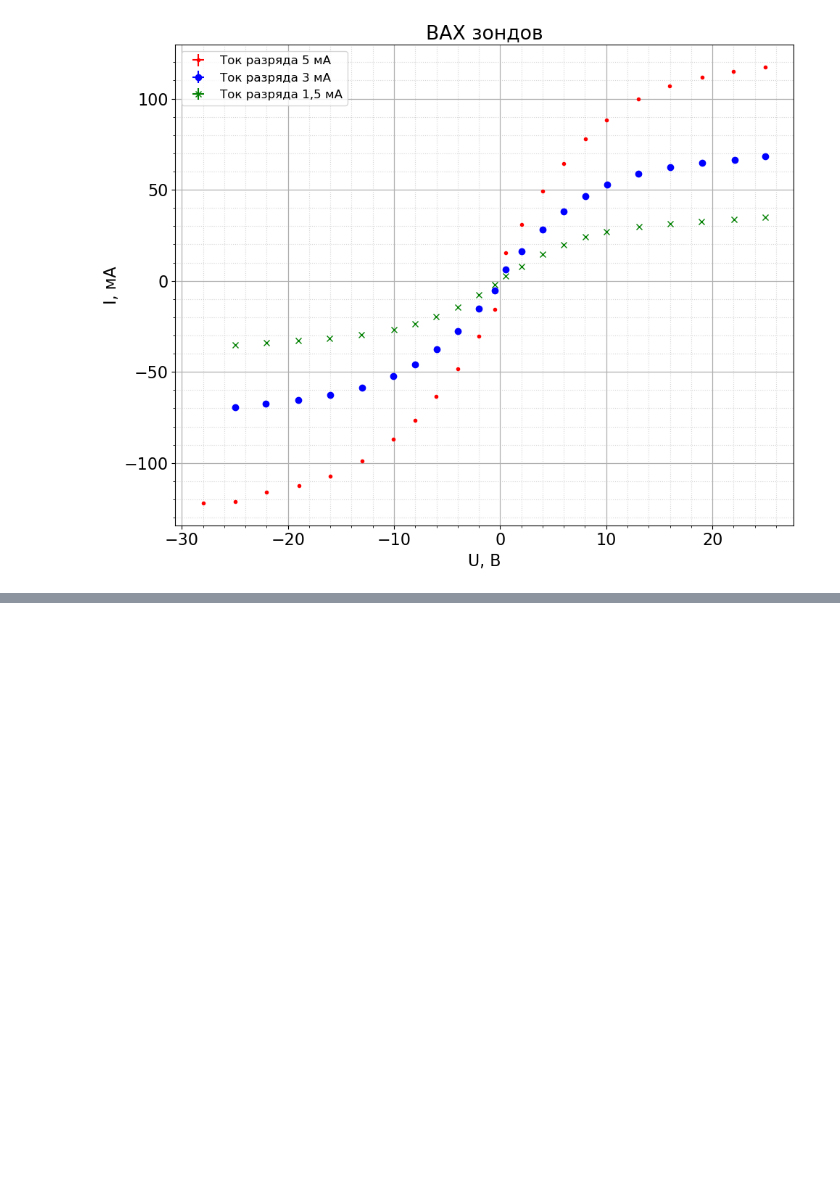
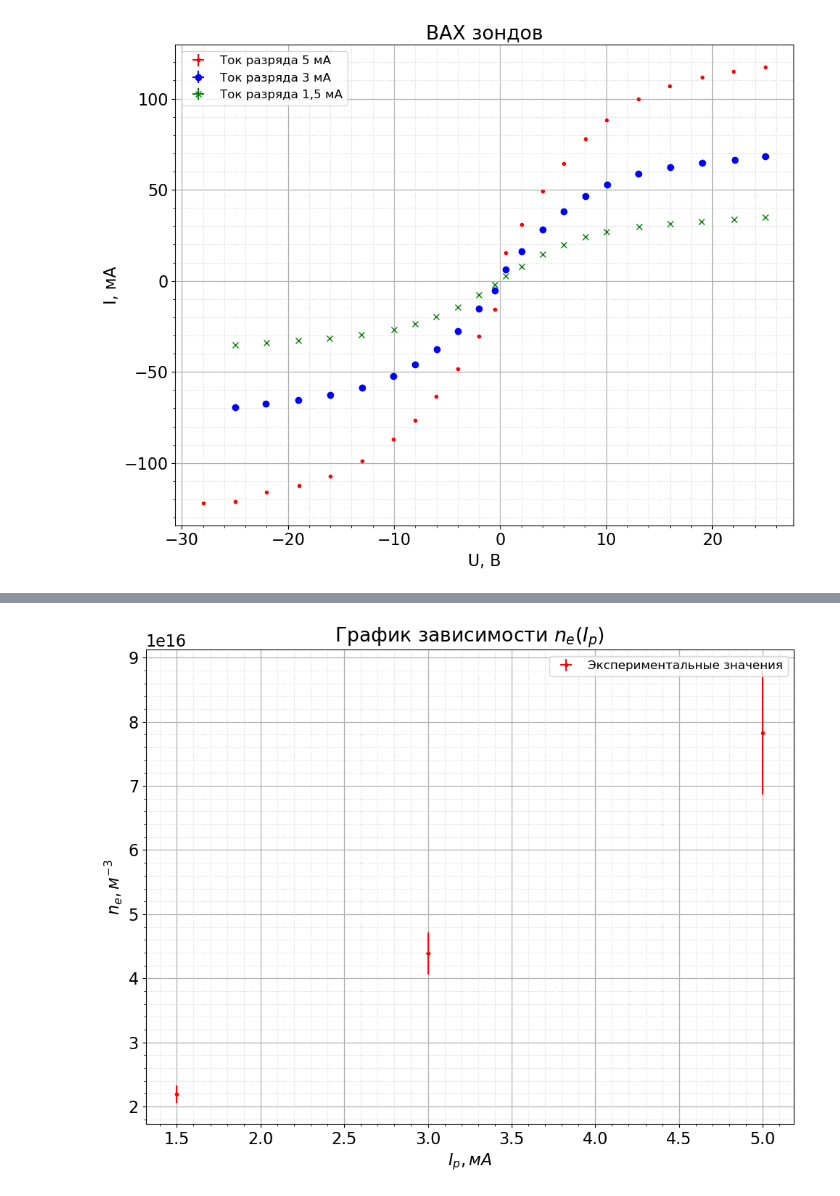
Before and after one commit to victorbaldin56/MIPT_PhysLabs, a Jupyter notebook: 3.5.1/calcs.ipynb, the cells around one changed output, grey strips where cells are left out. Saved outputs shown, nothing was run; the diff lists cells and outputs as text; code cells hidden in the pictures; blank space fills up the shorter version.

```diff
--- a/3.5.1/calcs.ipynb
+++ b/3.5.1/calcs.ipynb
@@ -241,0 +366,4 @@ plt.show()
+# %%
+make_plot_no_mnk("img/n_e_I_p", "График зависимости $n_e(I_p)$", "$I_p, мА$", "$n_e, м^{-3}$", [5, 3, 1.5], [i[0] for i in n_e], [0.01] * 3, [i[1] for i in n_e])
+# %% [output]
+[figure, added]
```
Also changed, not shown: parts of 10 cells of this notebook, 10 other files.
